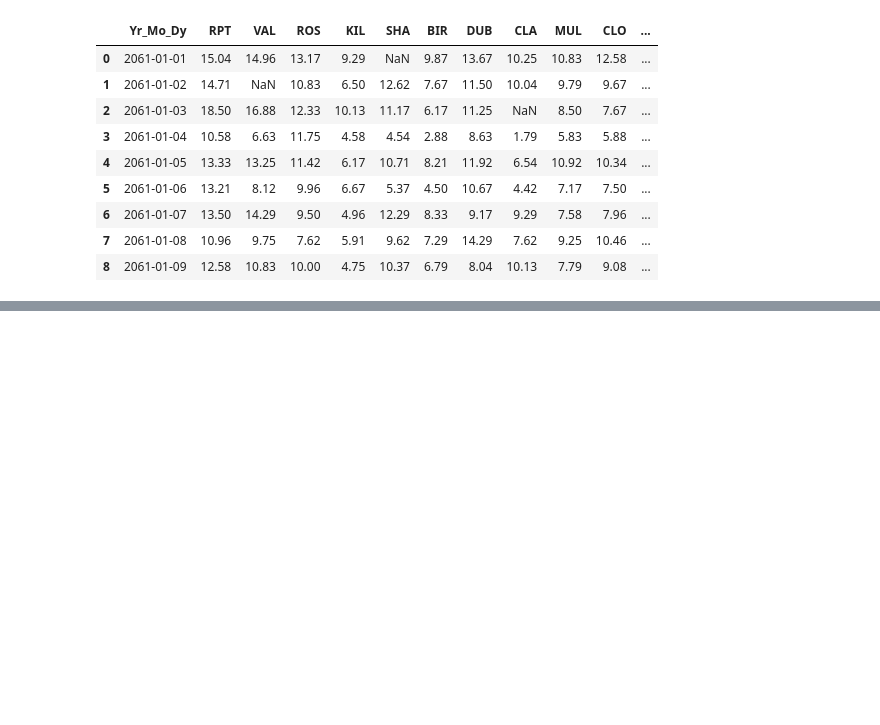
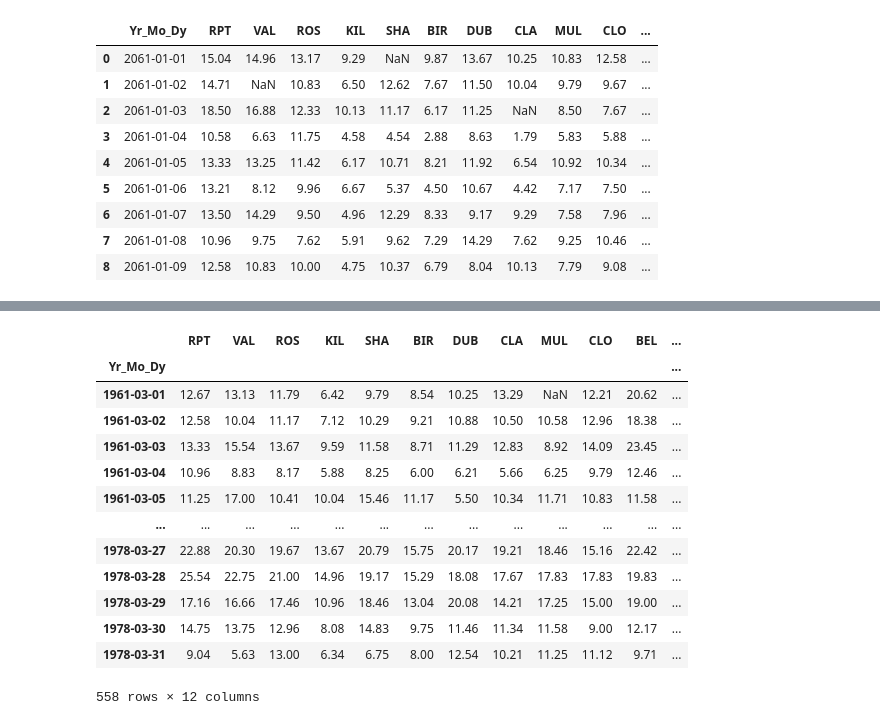
Before and after one commit to jsgolpof/Primer-Proyecto, a Jupyter notebook: pandas.ipynb, the cells around one changed output, grey strips where cells are left out. Drawn from its saved outputs; the diff is of its cells as text; code cells hidden in the pictures; blank space fills up the shorter version.

```diff
--- a/pandas.ipynb
+++ b/pandas.ipynb
@@ -206,14 +210,17 @@ data.head(9)
 | 7 | 2061-01-08 | 10.96 | 9.75 | 7.62 | 5.91 | 9.62 | 7.29 | 14.29 | 7.62 | 9.25 | 10.46 | ... |
 | 8 | 2061-01-09 | 12.58 | 10.83 | 10.00 | 4.75 | 10.37 | 6.79 | 8.04 | 10.13 | 7.79 | 9.08 | ... |
 # %%
-import datetime
 
+
+# Fechas > 2061¿¿¿¿¿...
+
+# Funciones de corregir columnas...
 def fix_century(x):
   year = x.year - 100 if x.year > 1989 else x.year
-  return datetime.date(year, x.mont, x.day)
+  return datetime.date(year, x.month, x.day)
 
-  # otro aplly
-  data["Yr_Mo_Dy"] = data["Yr_Mo_Dy"].apply(fix_century)
+# Otro apply :D
+data['Yr_Mo_Dy'] = data['Yr_Mo_Dy'].apply(fix_century)
 
-  # data.info()
-  data.head(5)
+# data.info()
+data.head()
@@ -219,0 +268,20 @@ def fix_century(x):
+# %%
+data["Yr_Mo_Dy"] = pd.to_datetime(data["Yr_Mo_Dy"]) # transforma a fecha
+data = data.set_index("Yr_Mo_Dy") # crea un índice para poder hacer despues el "loc"
+
+data.loc[data.index.month == 3] # muestra Marzo
+# %% [output]
+|  | RPT | VAL | ROS | KIL | SHA | BIR | DUB | CLA | MUL | CLO | BEL | ... |
+| Yr_Mo_Dy |  |  |  |  |  |  |  |  |  |  |  | ... |
+| 1961-03-01 | 12.67 | 13.13 | 11.79 | 6.42 | 9.79 | 8.54 | 10.25 | 13.29 | NaN | 12.21 | 20.62 | ... |
+| 1961-03-02 | 12.58 | 10.04 | 11.17 | 7.12 | 10.29 | 9.21 | 10.88 | 10.50 | 10.58 | 12.96 | 18.38 | ... |
+| 1961-03-03 | 13.33 | 15.54 | 13.67 | 9.59 | 11.58 | 8.71 | 11.29 | 12.83 | 8.92 | 14.09 | 23.45 | ... |
+| 1961-03-04 | 10.96 | 8.83 | 8.17 | 5.88 | 8.25 | 6.00 | 6.21 | 5.66 | 6.25 | 9.79 | 12.46 | ... |
+| 1961-03-05 | 11.25 | 17.00 | 10.41 | 10.04 | 15.46 | 11.17 | 5.50 | 10.34 | 11.71 | 10.83 | 11.58 | ... |
+| ... | ... | ... | ... | ... | ... | ... | ... | ... | ... | ... | ... | ... |
+| 1978-03-27 | 22.88 | 20.30 | 19.67 | 13.67 | 20.79 | 15.75 | 20.17 | 19.21 | 18.46 | 15.16 | 22.42 | ... |
+| 1978-03-28 | 25.54 | 22.75 | 21.00 | 14.96 | 19.17 | 15.29 | 18.08 | 17.67 | 17.83 | 17.83 | 19.83 | ... |
+| 1978-03-29 | 17.16 | 16.66 | 17.46 | 10.96 | 18.46 | 13.04 | 20.08 | 14.21 | 17.25 | 15.00 | 19.00 | ... |
+| 1978-03-30 | 14.75 | 13.75 | 12.96 | 8.08 | 14.83 | 9.75 | 11.46 | 11.34 | 11.58 | 9.00 | 12.17 | ... |
+| 1978-03-31 | 9.04 | 5.63 | 13.00 | 6.34 | 6.75 | 8.00 | 12.54 | 10.21 | 11.25 | 11.12 | 9.71 | ... |
+558 rows × 12 columns
```
Also changed, not shown: parts of 5 cells of this notebook.
